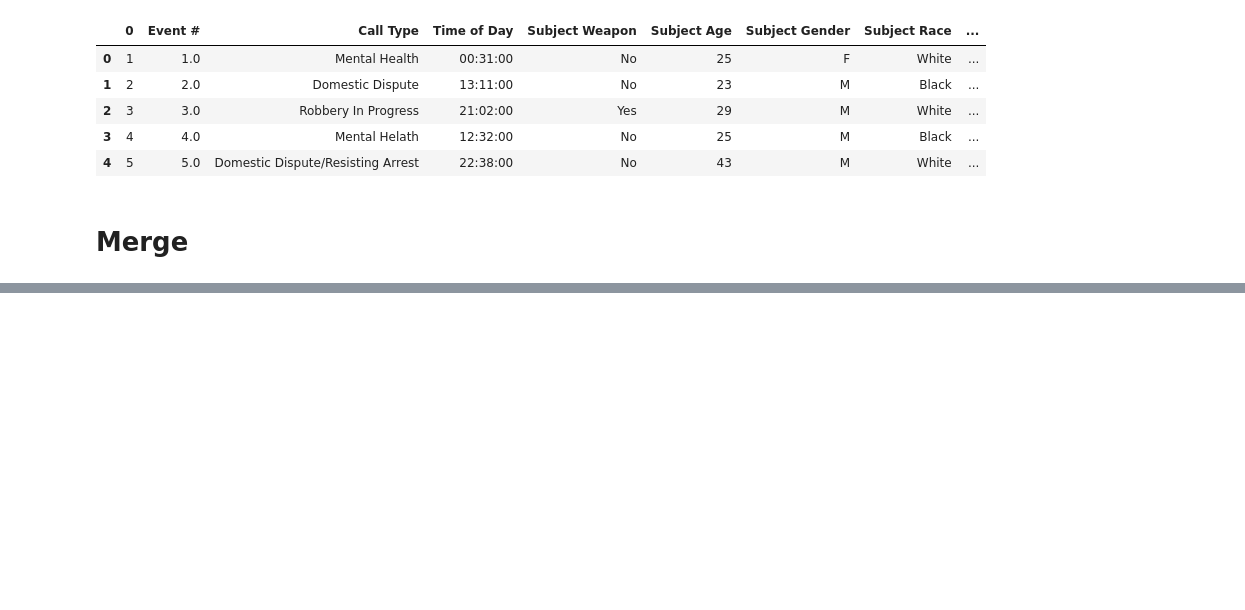
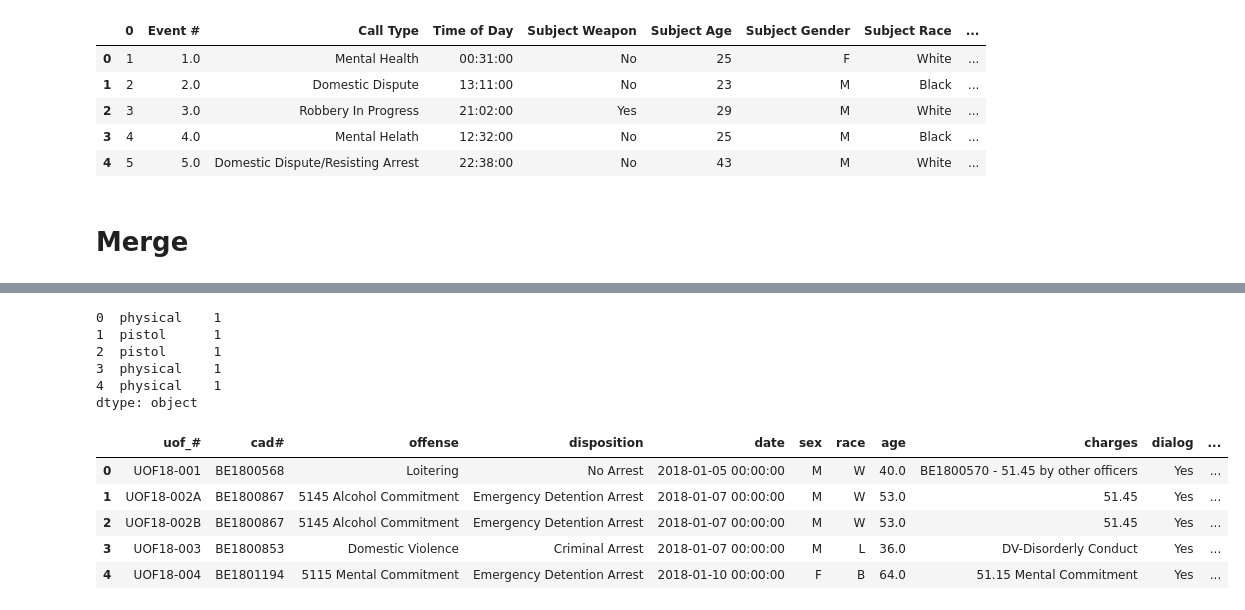
Before and after one commit to BloomTech-Labs/human-rights-first-ds-d, a Jupyter notebook: notebooks/labs_27/0.1-JM-data-wrangling.ipynb, the cells around one changed output, grey strips where cells are left out. Cells and saved outputs as stored; diff of their text form; code cells hidden in the pictures; blank space fills up the shorter version.

```diff
--- a/notebooks/labs_27/0.1-JM-data-wrangling.ipynb
+++ b/notebooks/labs_27/0.1-JM-data-wrangling.ipynb
@@ -667,0 +808,9 @@ df.to_csv(cwd + 'police_initiate_copy.csv')
+# %%
+df_stacked.head()
+# %% [output]
+0  physical    1
+1  pistol      1
+2  pistol      1
+3  physical    1
+4  physical    1
+dtype: object
@@ -667,0 +819,11 @@ df.to_csv(cwd + 'police_initiate_copy.csv')
+# %%
+beloit = read(data_path / 'Beloit-Copy.csv')
+# %%
+beloit.head()
+# %% [output]
+|  | uof_# | cad# | offense | disposition | date | sex | race | age | charges | dialog | ... |
+| 0 | UOF18-001 | BE1800568 | Loitering | No Arrest | 2018-01-05 00:00:00 | M | W | 40.0 | BE1800570 - 51.45 by other officers | Yes | ... |
+| 1 | UOF18-002A | BE1800867 | 5145 Alcohol Commitment | Emergency Detention Arrest | 2018-01-07 00:00:00 | M | W | 53.0 | 51.45 | Yes | ... |
+| 2 | UOF18-002B | BE1800867 | 5145 Alcohol Commitment | Emergency Detention Arrest | 2018-01-07 00:00:00 | M | W | 53.0 | 51.45 | Yes | ... |
+| 3 | UOF18-003 | BE1800853 | Domestic Violence | Criminal Arrest | 2018-01-07 00:00:00 | M | L | 36.0 | DV-Disorderly Conduct | Yes | ... |
+| 4 | UOF18-004 | BE1801194 | 5115 Mental Commitment | Emergency Detention Arrest | 2018-01-10 00:00:00 | F | B | 64.0 | 51.15 Mental Commitment | Yes | ... |
```
Also changed, not shown: parts of 36 cells of this notebook, 35 other files.
